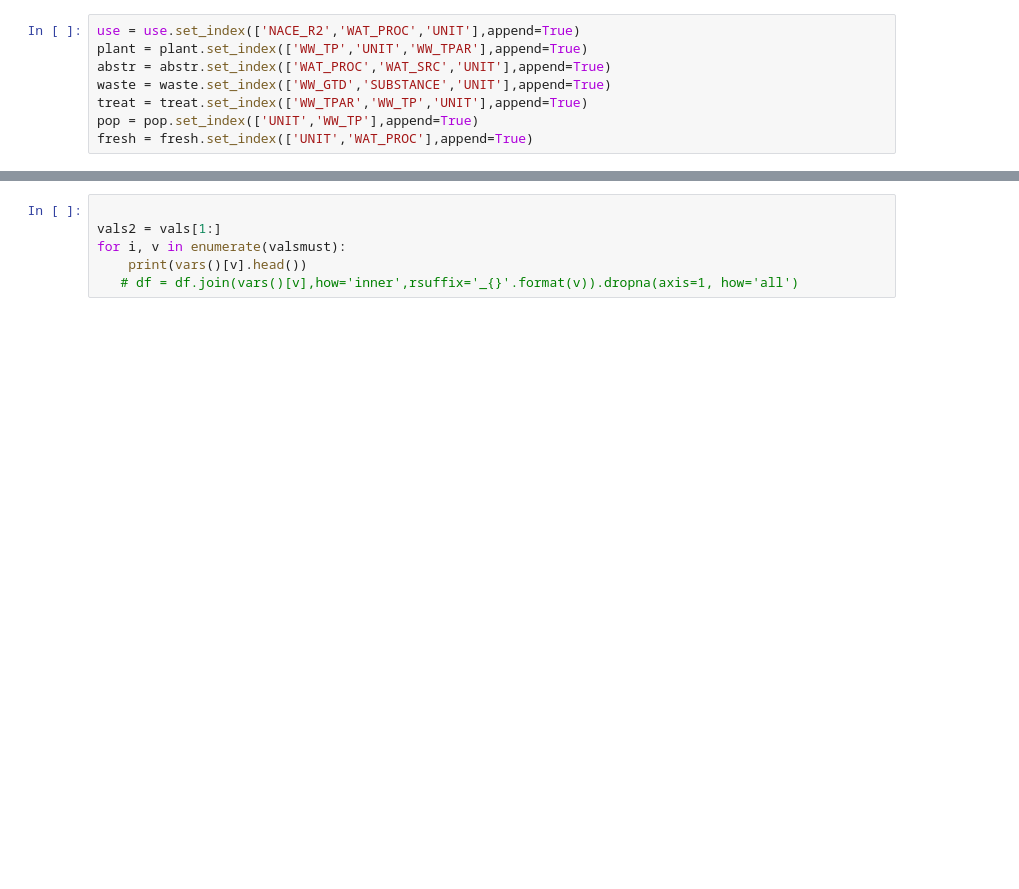
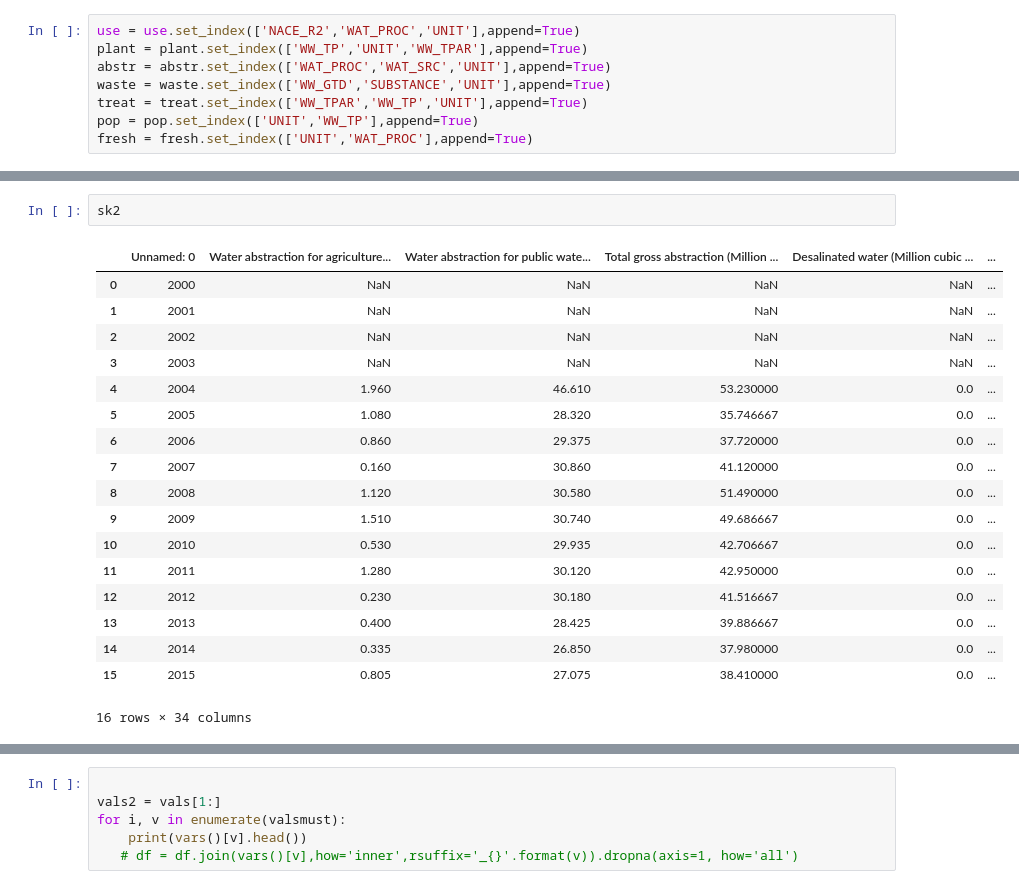
Before and after one commit to ekaterinailin/dustycrocodile, a Jupyter notebook: ekaterina_workspace.ipynb, the cells around one changed output, grey strips where cells are left out. Saved outputs shown, nothing was run; the diff lists cells and outputs as text; blank space fills up the shorter version.

```diff
--- a/ekaterina_workspace.ipynb
+++ b/ekaterina_workspace.ipynb
@@ -125,3 +185,24 @@ params.tail(4)
+# %%
+sk2
+# %% [output]
+|  | Unnamed: 0 | Water abstraction for agriculture... | Water abstraction for public wate... | Total gross abstraction (Million ... | Desalinated water (Million cubic ... | ... |
+| 0 | 2000 | NaN | NaN | NaN | NaN | ... |
+| 1 | 2001 | NaN | NaN | NaN | NaN | ... |
+| 2 | 2002 | NaN | NaN | NaN | NaN | ... |
+| 3 | 2003 | NaN | NaN | NaN | NaN | ... |
+| 4 | 2004 | 1.960 | 46.610 | 53.230000 | 0.0 | ... |
+| 5 | 2005 | 1.080 | 28.320 | 35.746667 | 0.0 | ... |
+| 6 | 2006 | 0.860 | 29.375 | 37.720000 | 0.0 | ... |
+| 7 | 2007 | 0.160 | 30.860 | 41.120000 | 0.0 | ... |
+| 8 | 2008 | 1.120 | 30.580 | 51.490000 | 0.0 | ... |
+| 9 | 2009 | 1.510 | 30.740 | 49.686667 | 0.0 | ... |
+| 10 | 2010 | 0.530 | 29.935 | 42.706667 | 0.0 | ... |
+| 11 | 2011 | 1.280 | 30.120 | 42.950000 | 0.0 | ... |
+| 12 | 2012 | 0.230 | 30.180 | 41.516667 | 0.0 | ... |
+| 13 | 2013 | 0.400 | 28.425 | 39.886667 | 0.0 | ... |
+| 14 | 2014 | 0.335 | 26.850 | 37.980000 | 0.0 | ... |
+| 15 | 2015 | 0.805 | 27.075 | 38.410000 | 0.0 | ... |
+16 rows × 34 columns
 # %%
 for i, row in params.iterrows():
     df = vars()[row.DataSet]
```
Also changed, not shown: parts of 9 cells of this notebook, 3 other files.
